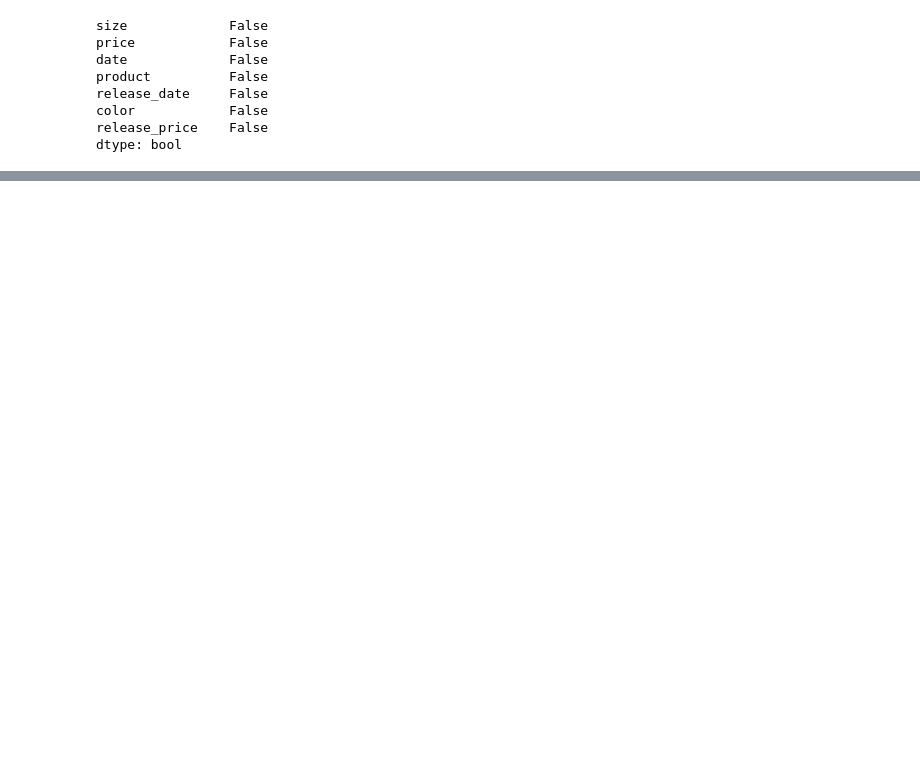
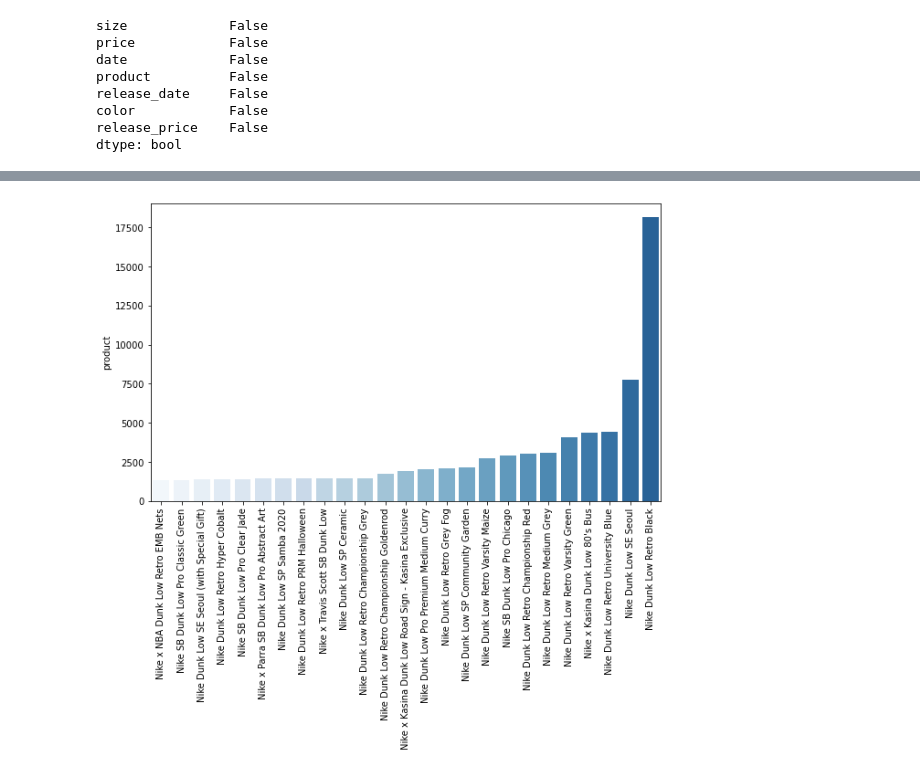
Before and after one commit to danielwon01/BDA-Final-Project, a Jupyter notebook: EDA/EDA_Sample.ipynb, the cells around one changed output, grey strips where cells are left out. Drawn from its saved outputs; the diff is of its cells as text; code cells hidden in the pictures; blank space fills up the shorter version.

```diff
--- a/EDA/EDA_Sample.ipynb
+++ b/EDA/EDA_Sample.ipynb
@@ -67,0 +129,5 @@ df_men
+# %%
+# product (중앙값 1060 , 제품수가 많아 중앙값 이상으로 판매가 이루어진 제품으로 그래프 생성 )
+df_men_product_count = pd.DataFrame(df_men['product'].value_counts().sort_values(ascending = True))
+df_men_product_count = df_men_product_count[df_men_product_count['product']>= 1060]
+df_men_product_count.head()
@@ -67,0 +141,8 @@ df_men
+# %%
+fig ,ax = plt.subplots(figsize = (10,6))
+sns.set_palette("Blues", 30)
+sns.barplot(df_men_product_count.index ,df_men_product_count['product'] ,ax = ax )
+plt.xticks(rotation = 90)
+plt.show()
+# %% [output]
+[figure, added]
```
Also changed, not shown: parts of 29 cells of this notebook, 4 other files.
